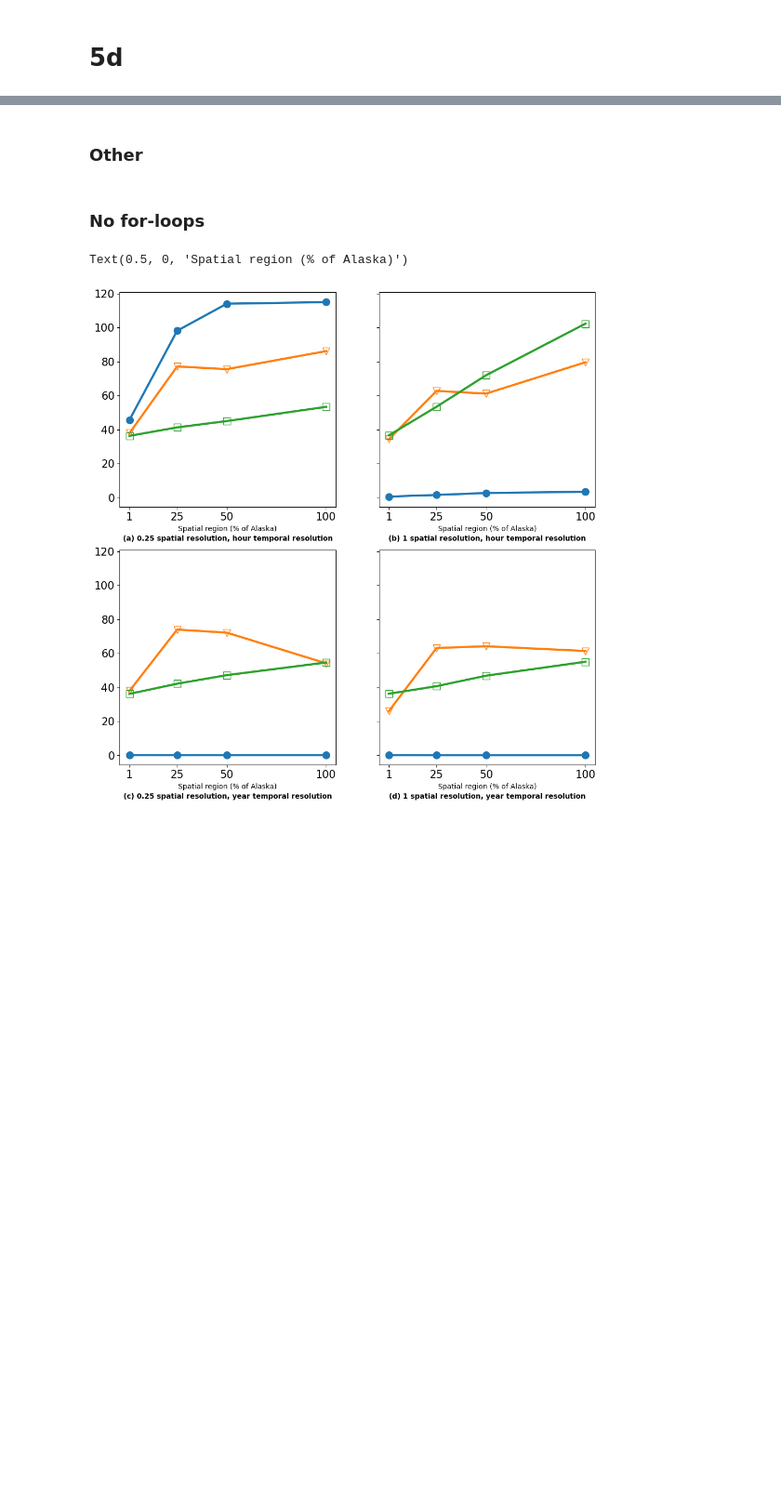
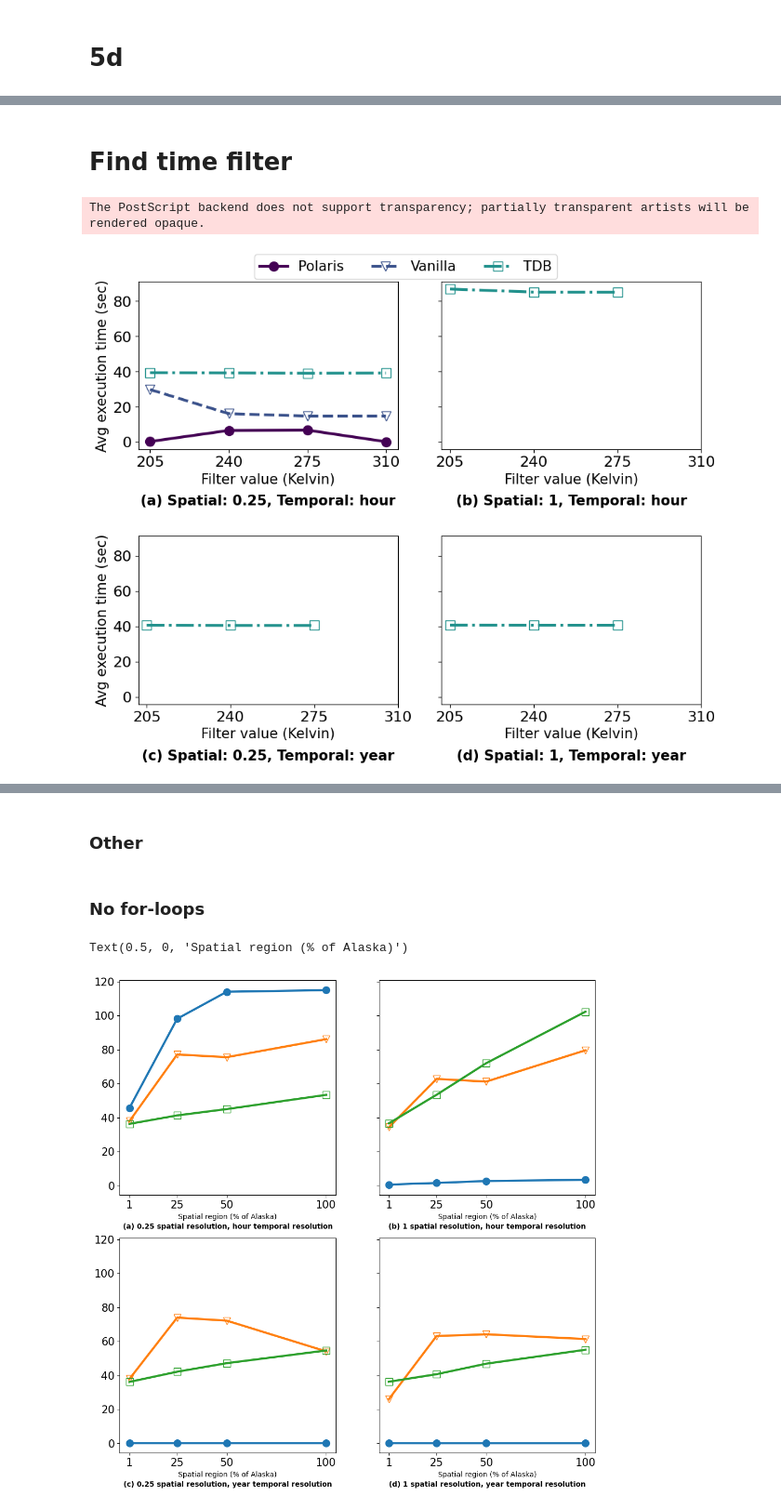
Before and after one commit to iharp3/experiment-kit, a Jupyter notebook: experiment/results/plot_refactor.ipynb, the cells around one changed output, grey strips where cells are left out. Shown at 93% size. Cells and saved outputs as stored; diff of their text form; code cells hidden in the pictures; blank space fills up the shorter version.

```diff
--- a/experiment/results/plot_refactor.ipynb
+++ b/experiment/results/plot_refactor.ipynb
@@ -509,0 +785,2 @@ for i in range(2):
+# %% [markdown]
+# Find time filter
@@ -509,0 +960,36 @@ for i in range(2):
+# %%
+import glob
+
+# p_f2_list = glob.glob("/data/experiment-kit/experiment/results/additional_proposed_vanilla/proposed_additional_find_time_result_*-*.csv")
+p_f2_list = glob.glob("/data/experiment-kit/experiment/find_time/proposed_findtime_5yrresult_*-*.csv")
+df_polaris_f2 = load_find_time_results(p_f2_list)
+
+# v_f2_list = glob.glob("/data/experiment-kit/experiment/results/additional_proposed_vanilla/vanilla_additional_find_time_result_*-*.csv")
+v_f2_list = glob.glob("/data/experiment-kit/experiment/find_time/vanilla_findtime_5yrresult_*-*.csv")
+# v_f2_list = glob.glob("/data/experiment-kit/experiment/queries/vanilla_additional_find_time_result_*-*.csv")
+df_vanilla_f2 = load_find_time_results(v_f2_list)
+
+tdb_f2_list = glob.glob("/data/experiment-kit/experiment/queries/tiledb_additional_find_time_result_*-*.csv")
+# tdb_f2_list = ["/data/experiment-kit/experiment/queries/tiledb_additional_find_time_result_0227-115056.csv"]
+# tdb_f2_list = glob.glob("/data/experiment-kit/experiment/find_time/tiledb_findtime_result_*-*.csv")
+df_tdb_f2 = load_find_time_results(tdb_f2_list)
+# %%
+col_name="changing_value"
+custom_plot(df_polaris_f2,
+            df_vanilla_f2,
+            df_tdb_f2,
+            timespan_bool=False,
+            ticklist=[205, 240, 275, 310],
+            ticklabels = [205, 240, 275, 310],
+            x_label="Filter value (Kelvin)",
+            category = get_category(col_name),
+            col_name=col_name,
+            colsize=10,
+            rowsize = 8,
+            padding=2.5,
+            anchor=(0.5,1.02),
+            subtitlesfontsize=15,
+            file_name="find_time_2.eps")
+# %% [output]
+The PostScript backend does not support transparency; partially transparent artists will be rendered opaque.
+[figure, added]
```
Also changed, not shown: parts of 27 cells of this notebook, 7 other files.
